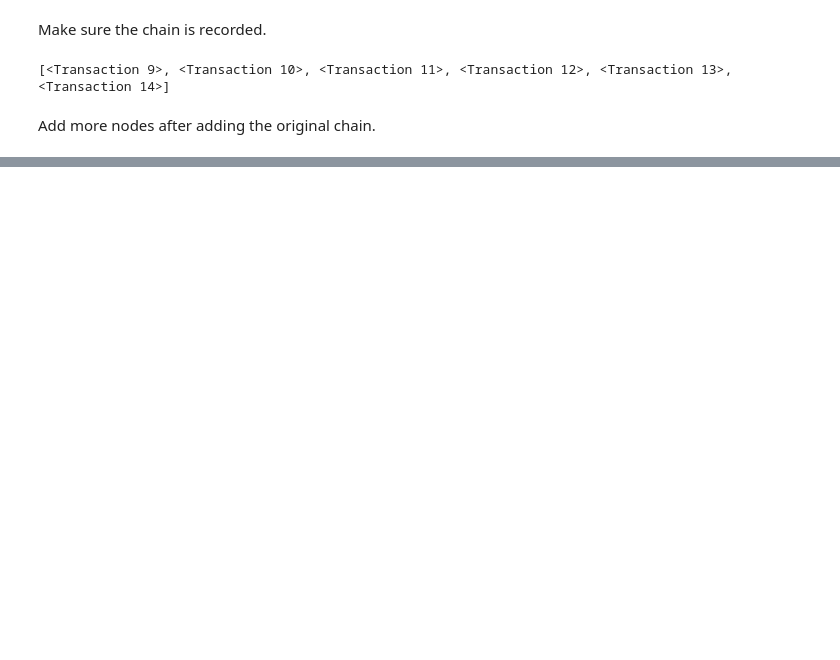
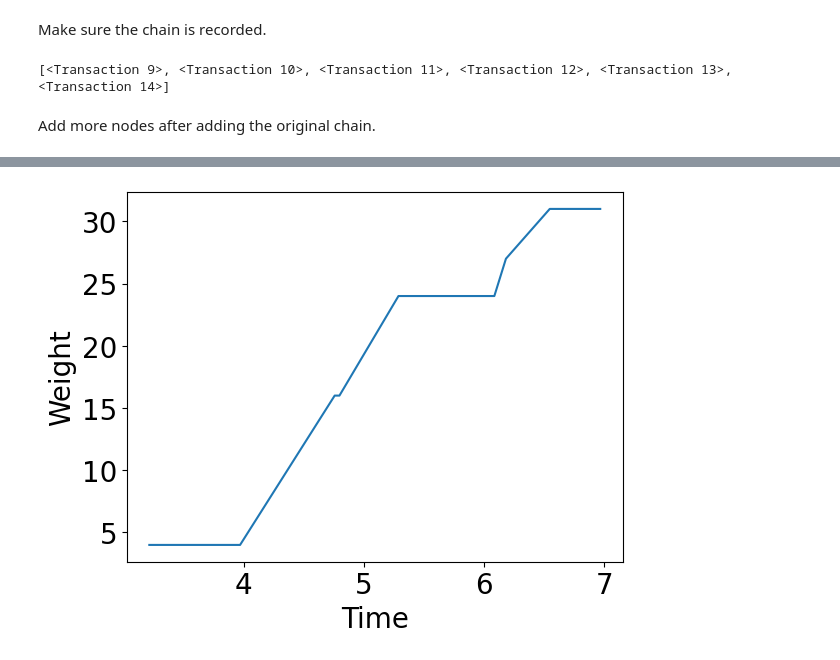
Before and after one commit to ctimms13/TangleSimulatorUpgraded, a Jupyter notebook: PC_Builder.ipynb, the cells around one changed output, grey strips where cells are left out. Cells and saved outputs as stored; diff of their text form; code cells hidden in the pictures; blank space fills up the shorter version.

```diff
--- a/PC_Builder.ipynb
+++ b/PC_Builder.ipynb
@@ -145,0 +146,4 @@ w.plot_cum_weight()
+# %%
+w.plot_PC_cum_weight()
+# %% [output]
+[figure, added]
```
Also changed, not shown: parts of 7 cells of this notebook, 4 other files.
